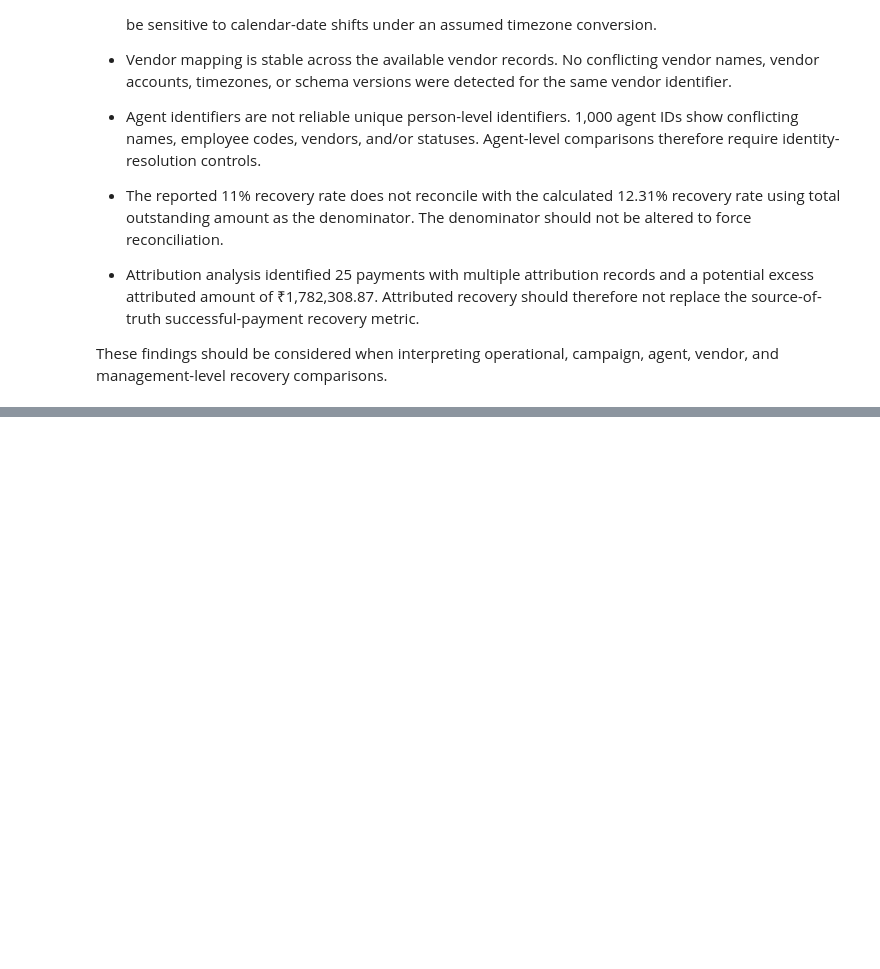
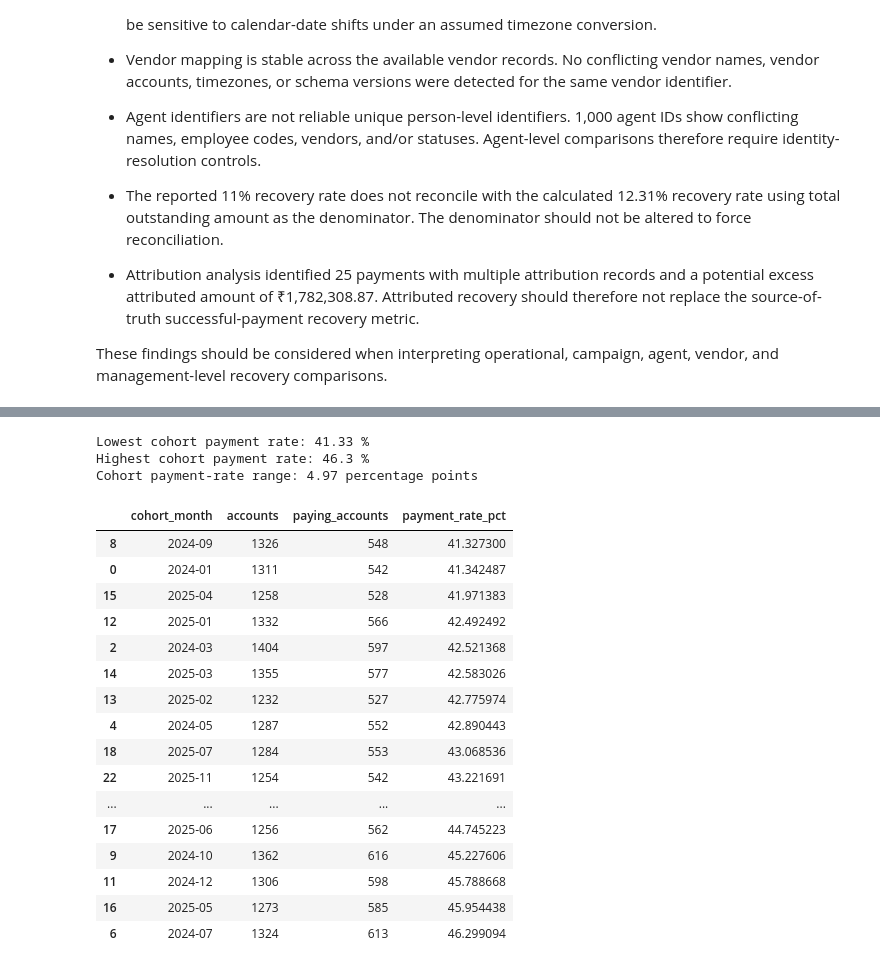
Before and after one commit to DivyaSolanki95/collections-data-analytics, a Jupyter notebook: notebooks/04_recovery_analysis.ipynb, the cells around one changed output, grey strips where cells are left out. Drawn from its saved outputs; the diff is of its cells as text; code cells hidden in the pictures; blank space fills up the shorter version.

```diff
--- a/notebooks/04_recovery_analysis.ipynb
+++ b/notebooks/04_recovery_analysis.ipynb
@@ -4859,0 +4954,53 @@ display(final_findings_updated)
+# %%
+# ============================================================
+# 118. COHORT EFFECT — VARIATION
+# ============================================================
+
+valid_cohorts = cohort_summary[
+    cohort_summary["accounts"] > 0
+].copy()
+
+print(
+    "Lowest cohort payment rate:",
+    round(valid_cohorts["payment_rate_pct"].min(), 2), "%"
+)
+
+print(
+    "Highest cohort payment rate:",
+    round(valid_cohorts["payment_rate_pct"].max(), 2), "%"
+)
+
+print(
+    "Cohort payment-rate range:",
+    round(
+        valid_cohorts["payment_rate_pct"].max()
+        - valid_cohorts["payment_rate_pct"].min(),
+        2
+    ),
+    "percentage points"
+)
+
+display(
+    valid_cohorts.sort_values("payment_rate_pct")
+)
+# %% [output]
+Lowest cohort payment rate: 41.33 %
+Highest cohort payment rate: 46.3 %
+Cohort payment-rate range: 4.97 percentage points
+|  | cohort_month | accounts | paying_accounts | payment_rate_pct |
+| 8 | 2024-09 | 1326 | 548 | 41.327300 |
+| 0 | 2024-01 | 1311 | 542 | 41.342487 |
+| 15 | 2025-04 | 1258 | 528 | 41.971383 |
+| 12 | 2025-01 | 1332 | 566 | 42.492492 |
+| 2 | 2024-03 | 1404 | 597 | 42.521368 |
+| 14 | 2025-03 | 1355 | 577 | 42.583026 |
+| 13 | 2025-02 | 1232 | 527 | 42.775974 |
+| 4 | 2024-05 | 1287 | 552 | 42.890443 |
+| 18 | 2025-07 | 1284 | 553 | 43.068536 |
+| 22 | 2025-11 | 1254 | 542 | 43.221691 |
+| ... | ... | ... | ... | ... |
+| 17 | 2025-06 | 1256 | 562 | 44.745223 |
+| 9 | 2024-10 | 1362 | 616 | 45.227606 |
+| 11 | 2024-12 | 1306 | 598 | 45.788668 |
+| 16 | 2025-05 | 1273 | 585 | 45.954438 |
+| 6 | 2024-07 | 1324 | 613 | 46.299094 |
```
Also changed, not shown: parts of 28 cells of this notebook, 2 other files.
